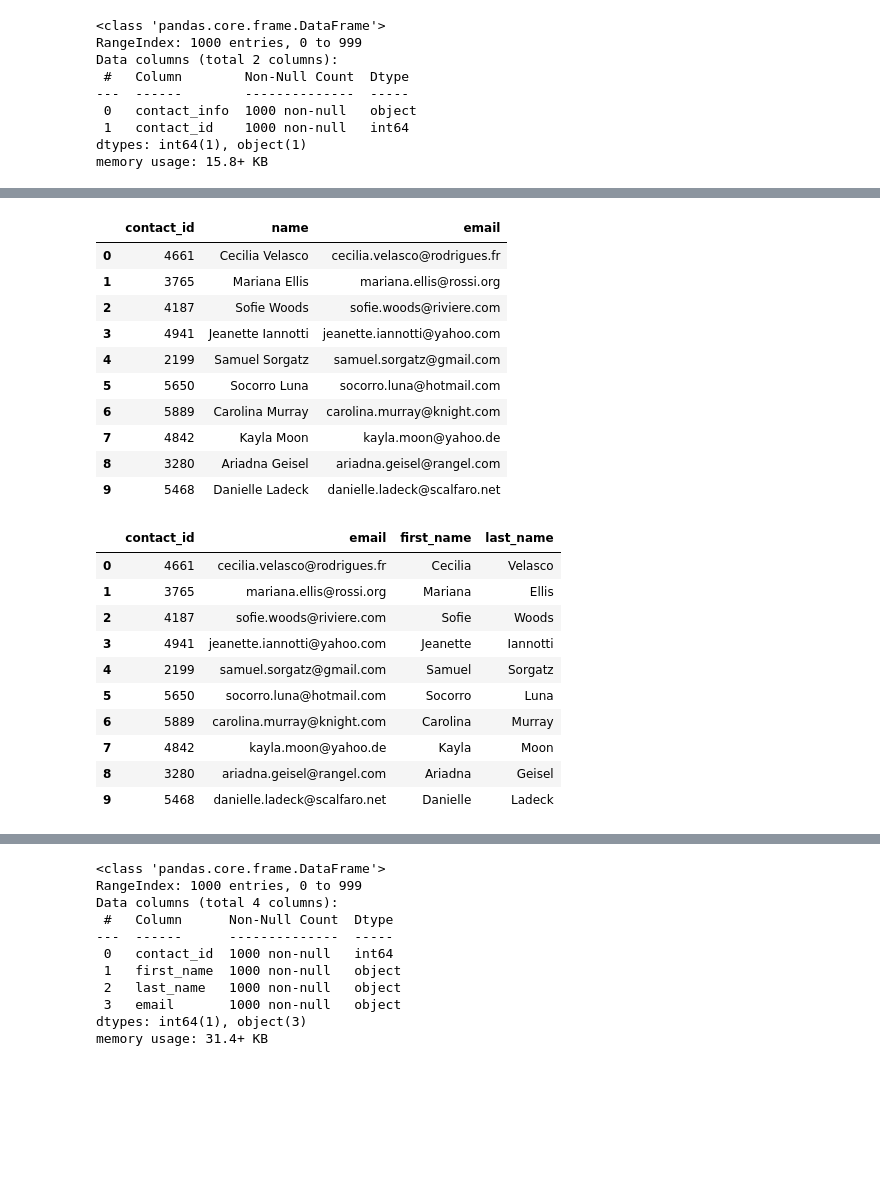
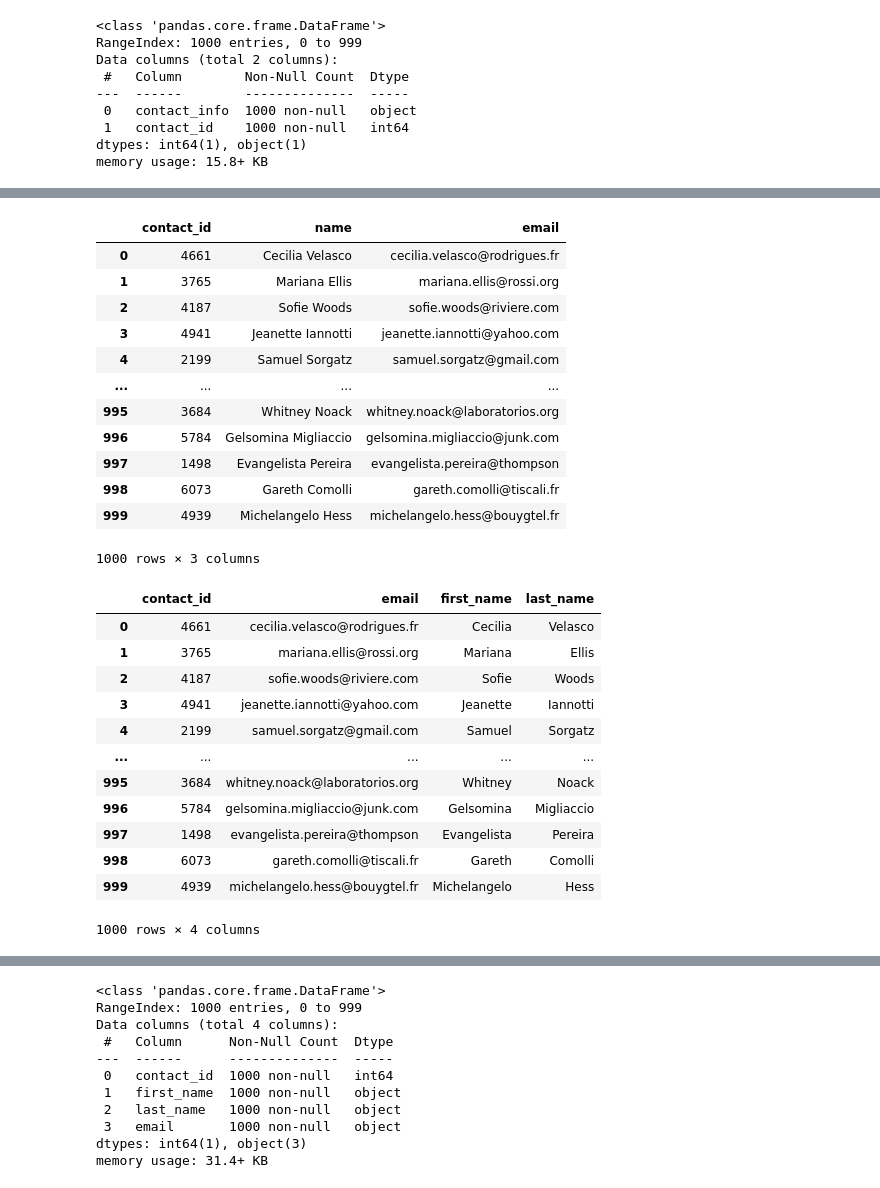
Before and after one commit to Reinierandrew/Crowdfunding_ETL, a Jupyter notebook: ETL_Mini_Project_rvanvuure.ipynb, the cells around one changed output, grey strips where cells are left out. Saved outputs shown, nothing was run; the diff lists cells and outputs as text; code cells hidden in the pictures; blank space fills up the shorter version.

```diff
--- a/ETL_Mini_Project_rvanvuure.ipynb
+++ b/ETL_Mini_Project_rvanvuure.ipynb
@@ -440,0 +442,6 @@ contact_info_df_copy.head()
+# %%
+# Extract the four-digit contact ID number.
+p = r"([0-9]{4})"
+id_result=contact_info_df_copy['contact_info'].str.extractall(p, flags=re.I)
+contact_info_df_copy['contact_id']=np.array(id_result)
+contact_info_df_copy
@@ -452,6 +474,8 @@ dtypes: object(2)
 memory usage: 15.8+ KB
 # %%
 # Convert the "contact_id" column to an int64 data type.
+contact_info_df_copy['contact_id'] = contact_info_df_copy['contact_id'].astype(int)
+contact_info_df_copy.info()
 # %% [output]
 <class 'pandas.core.frame.DataFrame'>
 RangeIndex: 1000 entries, 0 to 999
@@ -464,6 +488,11 @@ dtypes: int64(1), object(1)
 memory usage: 15.8+ KB
 # %%
 # Extract the name of the contact and add it to a new column.
+p = r"(\"name\"\:\ \")(\w{1,})( \w{1,})"
+regex_result=contact_info_df_copy['contact_info'].str.extractall(p, flags=re.I)
+add_name = (regex_result[1])+(regex_result[2])
+contact_info_df_copy['name']=np.array(add_name)
+contact_info_df_copy
 # %% [output]
 |  | contact_info | contact_id | name |
 | 0 | {"contact_id": 4661, "name": "Cec... | 4661 | Cecilia Velasco |
@@ -479,5 +510,9 @@ memory usage: 15.8+ KB
 # %%
 # Extract the email from the contacts and add the values to a new column.
+p="([a-z.]+@[a-z.]+)"
+regex_email=contact_info_df_copy['contact_info'].str.extractall(p, flags=re.I)
+contact_info_df_copy['email']=np.array(regex_email)
+contact_info_df_copy
 # %% [output]
 |  | contact_info | contact_id | name | email |
 | 0 | {"contact_id": 4661, "name": "Cec... | 4661 | Cecilia Velasco | cecilia.velasco@rodrigues.fr |
@@ -493,5 +530,6 @@ memory usage: 15.8+ KB
 # %%
 # Create a copy of the contact_info_df with the 'contact_id', 'name', 'email' columns.
+contact_info_df_copy.drop(['contact_info'], axis=1)
 # %% [output]
 |  | contact_id | name | email |
 | 0 | 4661 | Cecilia Velasco | cecilia.velasco@rodrigues.fr |
@@ -499,27 +537,30 @@ memory usage: 15.8+ KB
 | 2 | 4187 | Sofie Woods | sofie.woods@riviere.com |
 | 3 | 4941 | Jeanette Iannotti | jeanette.iannotti@yahoo.com |
 | 4 | 2199 | Samuel Sorgatz | samuel.sorgatz@gmail.com |
-| 5 | 5650 | Socorro Luna | socorro.luna@hotmail.com |
-| 6 | 5889 | Carolina Murray | carolina.murray@knight.com |
-| 7 | 4842 | Kayla Moon | kayla.moon@yahoo.de |
-| 8 | 3280 | Ariadna Geisel | ariadna.geisel@rangel.com |
-| 9 | 5468 | Danielle Ladeck | danielle.ladeck@scalfaro.net |
+| ... | ... | ... | ... |
+| 995 | 3684 | Whitney Noack | whitney.noack@laboratorios.org |
+| 996 | 5784 | Gelsomina Migliaccio | gelsomina.migliaccio@junk.com |
+| 997 | 1498 | Evangelista Pereira | evangelista.pereira@thompson |
+| 998 | 6073 | Gareth Comolli | gareth.comolli@tiscali.fr |
+| 999 | 4939 | Michelangelo Hess | michelangelo.hess@bouygtel.fr |
+1000 rows × 3 columns
 # %%
 # Create a "first"name" and "last_name" column with the first and last names from the "name" column.
-
-
-# Drop the contact_name column
+contact_info_df_copy[["first_name","last_name"]]= contact_info_df_copy["name"].str.split(" ", expand = True)
+contact_info_df_copy.drop(['name', 'contact_info'], axis=1)
 # %% [output]
 |  | contact_id | email | first_name | last_name |
 | 0 | 4661 | cecilia.velasco@rodrigues.fr | Cecilia | Velasco |
 | 1 | 3765 | mariana.ellis@rossi.org | Mariana | Ellis |
 | 2 | 4187 | sofie.woods@riviere.com | Sofie | Woods |
 | 3 | 4941 | jeanette.iannotti@yahoo.com | Jeanette | Iannotti |
 | 4 | 2199 | samuel.sorgatz@gmail.com | Samuel | Sorgatz |
-| 5 | 5650 | socorro.luna@hotmail.com | Socorro | Luna |
-| 6 | 5889 | carolina.murray@knight.com | Carolina | Murray |
-| 7 | 4842 | kayla.moon@yahoo.de | Kayla | Moon |
-| 8 | 3280 | ariadna.geisel@rangel.com | Ariadna | Geisel |
-| 9 | 5468 | danielle.ladeck@scalfaro.net | Danielle | Ladeck |
+| ... | ... | ... | ... | ... |
+| 995 | 3684 | whitney.noack@laboratorios.org | Whitney | Noack |
+| 996 | 5784 | gelsomina.migliaccio@junk.com | Gelsomina | Migliaccio |
+| 997 | 1498 | evangelista.pereira@thompson | Evangelista | Pereira |
+| 998 | 6073 | gareth.comolli@tiscali.fr | Gareth | Comolli |
+| 999 | 4939 | michelangelo.hess@bouygtel.fr | Michelangelo | Hess |
+1000 rows × 4 columns
 # %%
 # Reorder the columns
```
Also changed, not shown: parts of 14 cells of this notebook, 2 other files.
